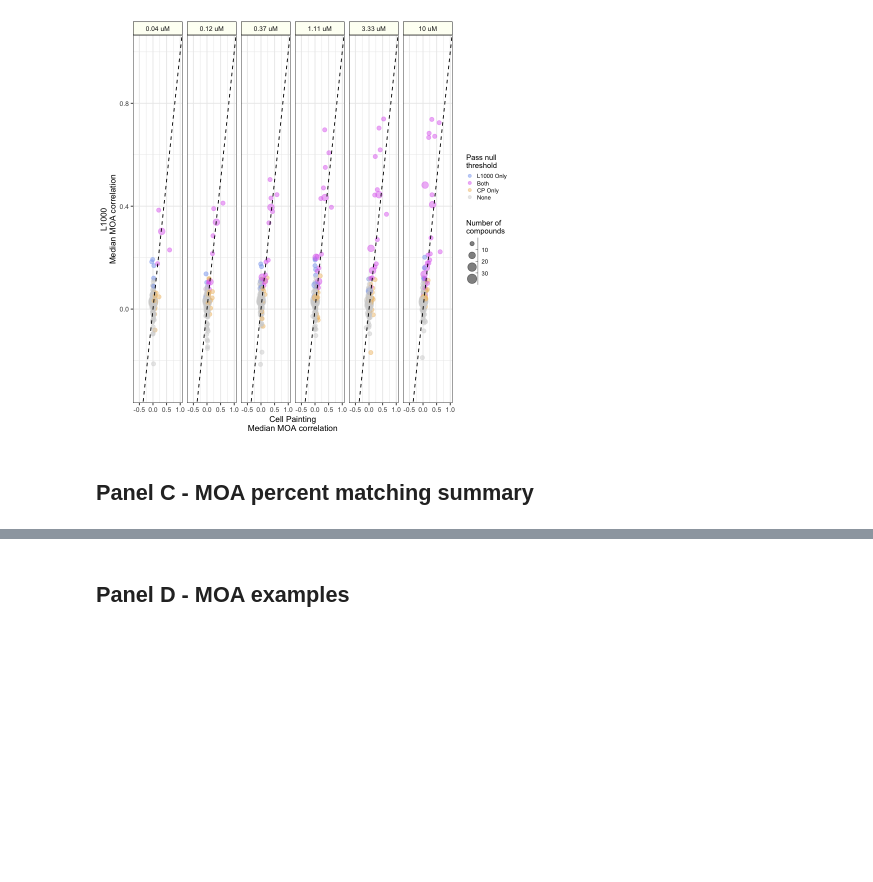
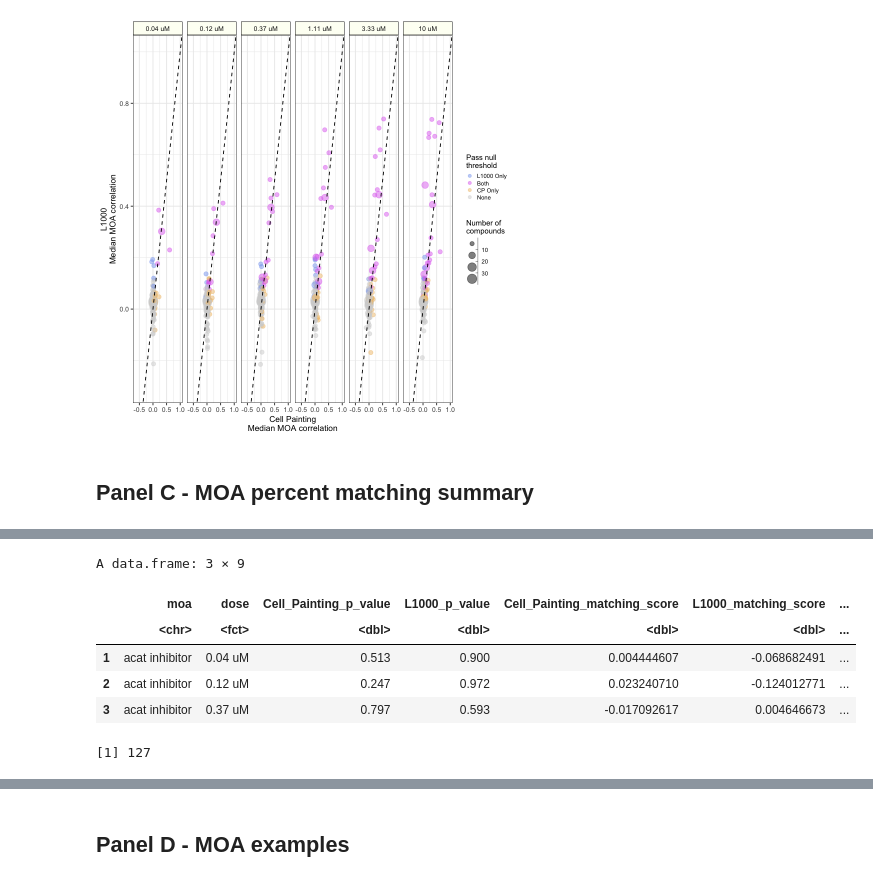
Before and after one commit to broadinstitute/lincs-profiling-complementarity, a Jupyter notebook: 6.paper_figures/figure2.ipynb, the cells around one changed output, grey strips where cells are left out. Drawn from its saved outputs; the diff is of its cells as text; code cells hidden in the pictures; blank space fills up the shorter version.

Commit message:
adjust calculating percent matching with updated pm output data

```diff
--- a/6.paper_figures/figure2.ipynb
+++ b/6.paper_figures/figure2.ipynb
@@ -481,0 +292,33 @@ Warning message:
+# %%
+summary_df <- pm_df %>%
+    dplyr::select(moa, dose, assay, p_value) %>%
+    reshape2::dcast(moa + dose ~ assay, value.var = "p_value") %>%
+    dplyr::rename(
+        "Cell_Painting_p_value" = `Cell Painting`,
+        "L1000_p_value" = `L1000`
+    ) %>%
+    dplyr::left_join(
+        pm_df %>%
+        dplyr::select(moa, dose, assay, matching_score) %>%
+        reshape2::dcast(moa + dose ~ assay, value.var = "matching_score") %>%
+        dplyr::rename(
+            "Cell_Painting_matching_score" = `Cell Painting`,
+            "L1000_matching_score" = `L1000`
+        ),
+        by = c("moa", "dose")
+    ) %>%
+    dplyr::mutate(
+        pass_cellpainting_thresh = Cell_Painting_p_value < p_val_alpha_thresh,
+        pass_l1000_thresh = L1000_p_value < p_val_alpha_thresh
+    ) %>%
+    dplyr::mutate(pass_both = pass_cellpainting_thresh + pass_l1000_thresh) %>%
+    dplyr::mutate(pass_both = ifelse(pass_both == 2, TRUE, FALSE))
+
+head(summary_df, 3)
+# %% [output]
+A data.frame: 3 × 9
+|  | moa | dose | Cell_Painting_p_value | L1000_p_value | Cell_Painting_matching_score | L1000_matching_score | ... |
+|  | <chr> | <fct> | <dbl> | <dbl> | <dbl> | <dbl> | ... |
+| 1 | acat inhibitor | 0.04 uM | 0.513 | 0.900 | 0.004444607 | -0.068682491 | ... |
+| 2 | acat inhibitor | 0.12 uM | 0.247 | 0.972 | 0.023240710 | -0.124012771 | ... |
+| 3 | acat inhibitor | 0.37 uM | 0.797 | 0.593 | -0.017092617 | 0.004646673 | ... |
@@ -481,0 +376,5 @@ Warning message:
+# %%
+total_moas <- length(unique(summary_df$moa))
+total_moas
+# %% [output]
+[1] 127
```
Also changed, not shown: parts of 11 cells of this notebook, 2 other files.
